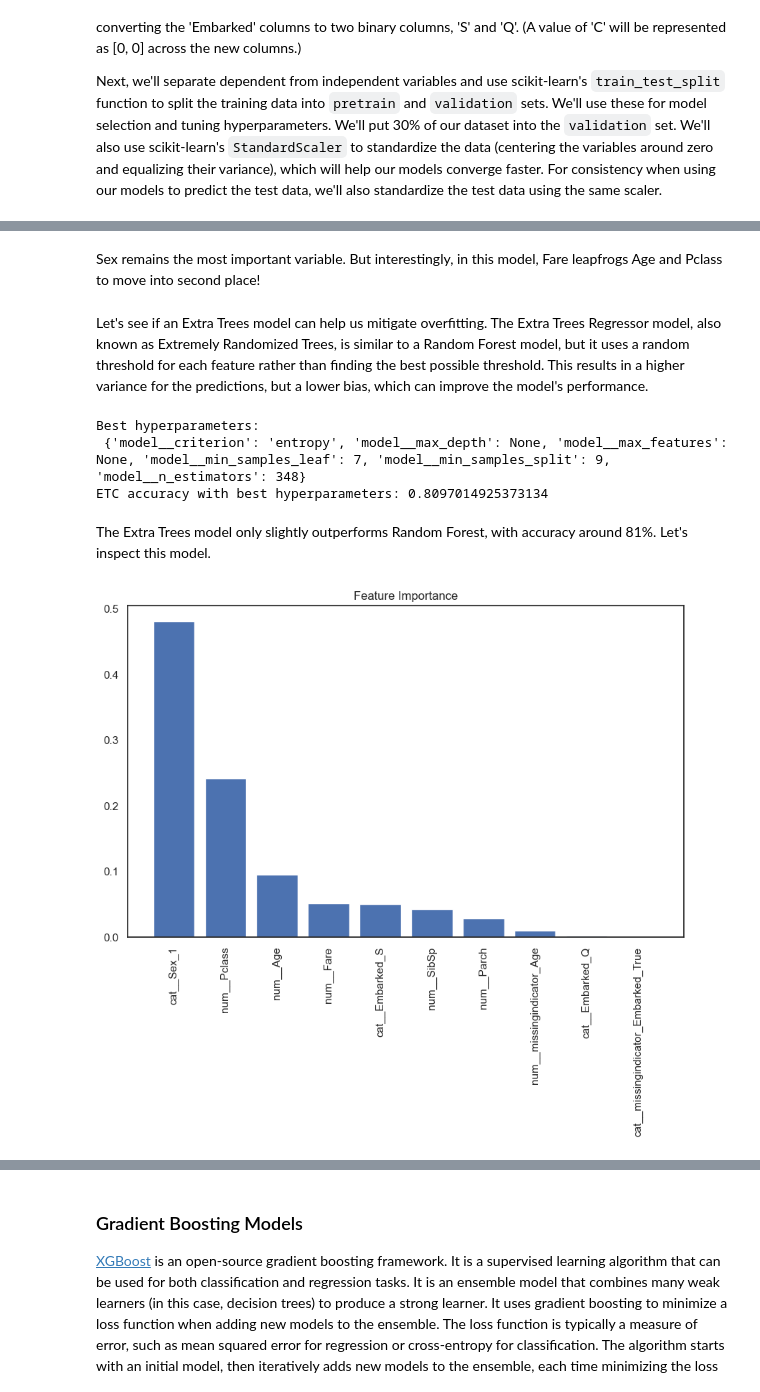
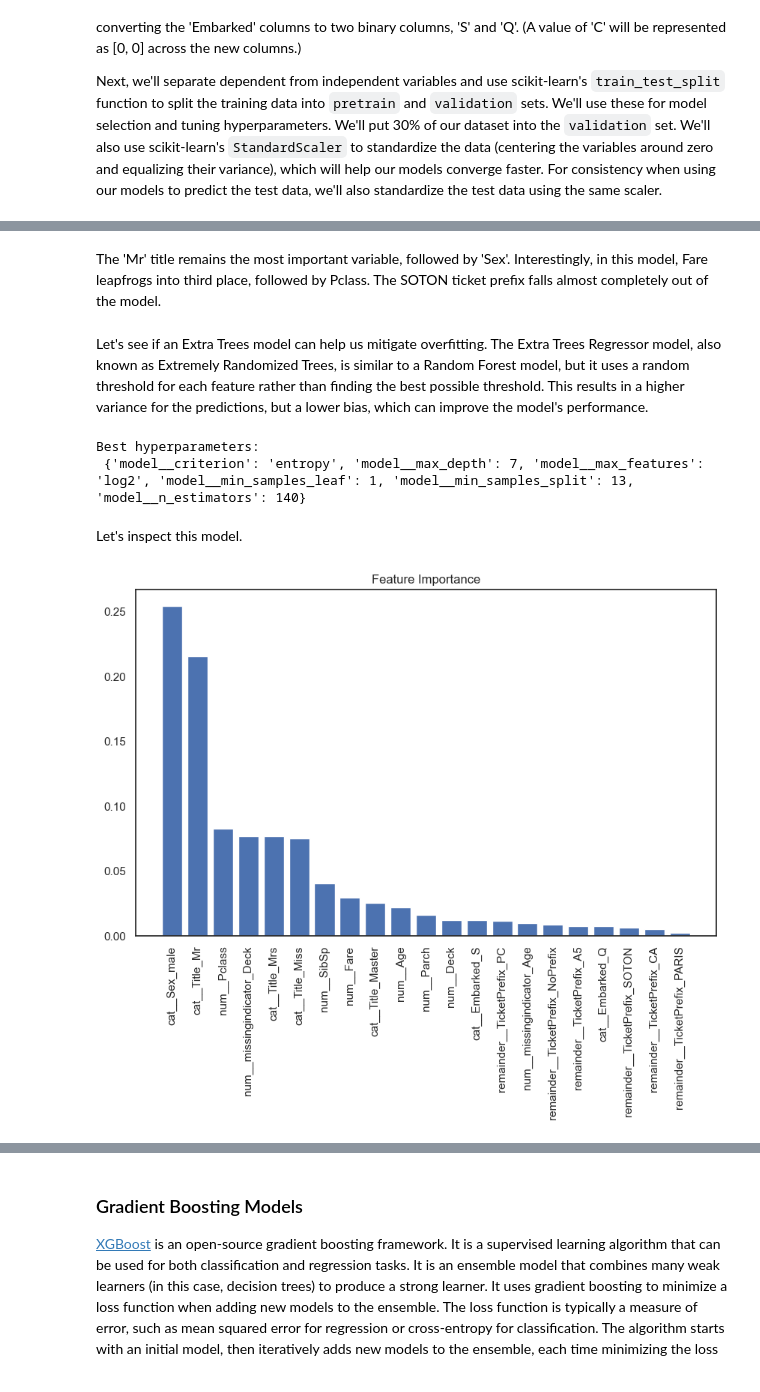
Before and after one commit to chriscarrollsmith/kaggle_notebooks, a Jupyter notebook: Titanic.ipynb, the cells around one changed output, grey strips where cells are left out. Cells and saved outputs as stored; diff of their text form; code cells hidden in the pictures.

```diff
--- a/Titanic.ipynb
+++ b/Titanic.ipynb
@@ -329,0 +352,6 @@ Interestingly, a few parents with very large families did not survive (perhaps b
+# %%
+# Extract the first character of Cabin and save as Deck
+all_data['Deck'] = all_data['Cabin'].str[0]
+
+# Get value counts for Deck in both train and test
+all_data['Deck'].value_counts(dropna=True)
@@ -330,3 +648,7 @@ Interestingly, a few parents with very large families did not survive (perhaps b
+# %%
+# split all_data into train and test based on train_passenger_ids and test_passenger_ids
+train = all_data.loc[all_data['PassengerId'].isin(values=train_passenger_ids), :]
+test = all_data.loc[all_data['PassengerId'].isin(values=test_passenger_ids), :]
 # %% [markdown]
 ## Modeling
 
@@ -647,28 +965,28 @@ plt.show()
-# %% [markdown]
-Sex remains the most important variable. But interestingly, in this model, Fare leapfrogs Age and Pclass to move into second place!
+# %% [markdown]
+The 'Mr' title remains the most important variable, followed by 'Sex'. Interestingly, in this model, Fare leapfrogs into third place, followed by Pclass. The SOTON ticket prefix falls almost completely out of the model.
 # %% [markdown]
 Let's see if an Extra Trees model can help us mitigate overfitting. The Extra Trees Regressor model, also known as Extremely Randomized Trees, is similar to a Random Forest model, but it uses a random threshold for each feature rather than finding the best possible threshold. This results in a higher variance for the predictions, but a lower bias, which can improve the model's performance.
 # %%
 from sklearn.ensemble import ExtraTreesClassifier
 
 # Define the pipeline incorporating the preprocessor and the classifier
-etc_pipeline = Pipeline([
-    ('preprocessing', preprocessor),
+etc_pipeline = Pipeline(steps=[
+    ('preprocessor', preprocessor),
     ('model', ExtraTreesClassifier(random_state=seed))
 ])
 
 # Adjust the parameter distributions to account for the pipeline
 param_distributions = {
     'model__n_estimators': randint(5, 500),
-    'model__max_features': [None, 'log2', 'sqrt', 'auto'],
+    'model__max_features': ['log2', 'sqrt'],
     'model__criterion': ['entropy', 'gini'],
-    'model__max_depth': [None] + list(range(1, 40)),
-    'model__min_samples_split': randint(1, 20),
+    'model__max_depth': list(range(1, number_of_features)),
+    'model__min_samples_split': randint(2, 20),
     'model__min_samples_leaf': randint(1, 20)
 }
 
 # Run the randomized search
-random_search = RandomizedSearchCV(
+etc_search = RandomizedSearchCV(
     estimator=etc_pipeline,
     param_distributions=param_distributions,
     n_iter=100,
@@ -679,52 +997,46 @@ random_search = RandomizedSearchCV(
 )
 
 # Fit the model to the unprocessed data directly
-random_search.fit(X=x_pretrain, y=y_pretrain)
+etc_search.fit(X=x_pretrain, y=y_pretrain)
 
 # Get the best hyperparameters from the search
-best_params = random_search.best_params_
+best_params = etc_search.best_params_
 
 # Set the clf to the best combination of parameters
-best_etc = random_search.best_estimator_
+best_etc = etc_search.best_estimator_
 
-# Make predictions
-etc_prediction = best_etc.predict(X=x_validation)
-etc_score = thresholded_accuracy(y_true=y_validation, y_pred=etc_prediction)
-
-# Print the hyperparameters and thresholded accuracy score
+# Print the hyperparameters
 print("Best hyperparameters:\n", best_params)
-print("ETC accuracy with best hyperparameters:", etc_score)
 # %% [output]
 Best hyperparameters:
- {'model__criterion': 'entropy', 'model__max_depth': None, 'model__max_features': None, 'model__min_samples_leaf': 7, 'model__min_samples_split': 9, 'model__n_estimators': 348}
-ETC accuracy with best hyperparameters: 0.8097014925373134
+ {'model__criterion': 'entropy', 'model__max_depth': 7, 'model__max_features': 'log2', 'model__min_samples_leaf': 1, 'model__min_samples_split': 13, 'model__n_estimators': 140}
-# %% [markdown]
-The Extra Trees model only slightly outperforms Random Forest, with accuracy around 81%. Let's inspect this model.
+# %% [markdown]
+Let's inspect this model.
 # %%
 # Get feature importances
 importances = best_etc.named_steps['model'].feature_importances_
 
 # Get feature names directly from the preprocessor after transformations
-features = best_etc.named_steps['preprocessing'].get_feature_names_out()
+features = best_etc.named_steps['preprocessor'].get_feature_names_out()
 
 # Ensure that the number of features matches
 assert len(features) == len(importances), "Mismatch between number of features and importances"
 
 # Sort feature importances in descending order
-indices = np.argsort(importances)[::-1]
+indices = np.argsort(a=importances)[::-1]
 
 # Rearrange feature names so they match the sorted feature importances
 names = [features[i] for i in indices]
 
 # Create a bar plot
 plt.figure(figsize=(10, 6))
-plt.title("Feature Importance")
-plt.bar(range(len(names)), importances[indices])
+plt.title(label="Feature Importance")
+plt.bar(x=range(len(names)), height=importances[indices])
 
 # Add feature names as x-axis labels
-plt.xticks(range(len(names)), names, rotation=90)
+plt.xticks(ticks=range(len(names)), labels=names, rotation=90)
 
 # Display the plot
 plt.show()
 # %% [output]
-[figure, old version]
+[figure, new version]
```
Also changed, not shown: parts of 78 cells of this notebook, 9 other files.
